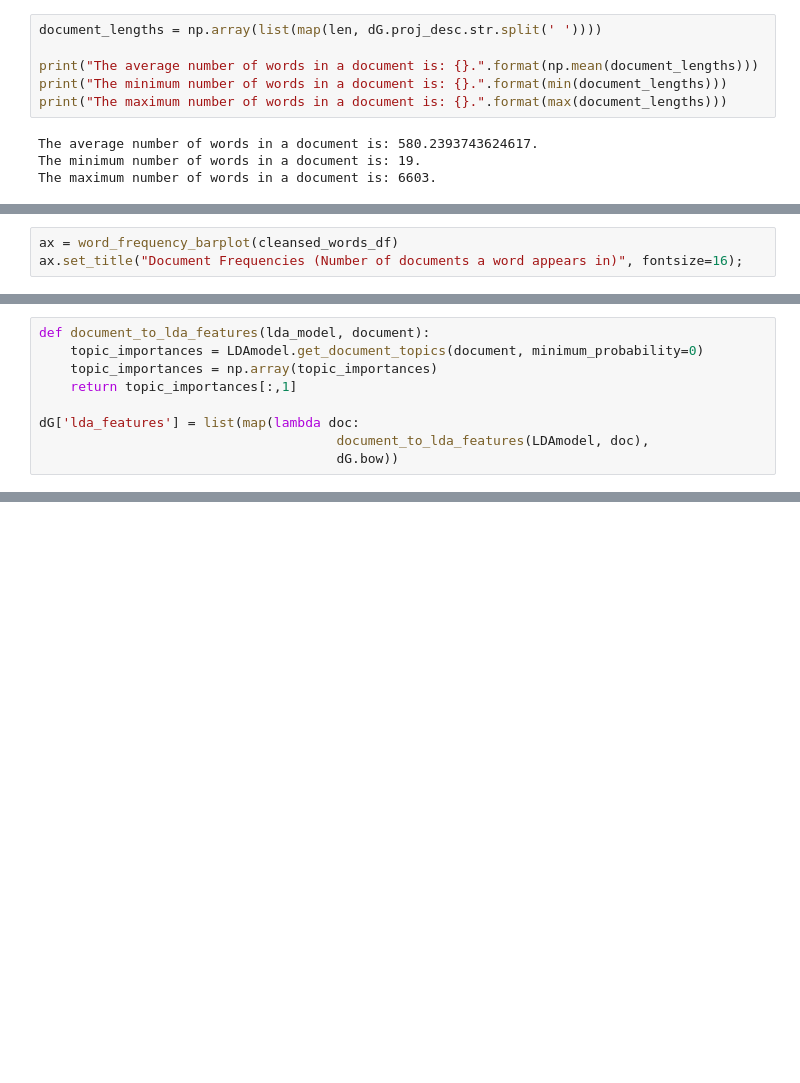
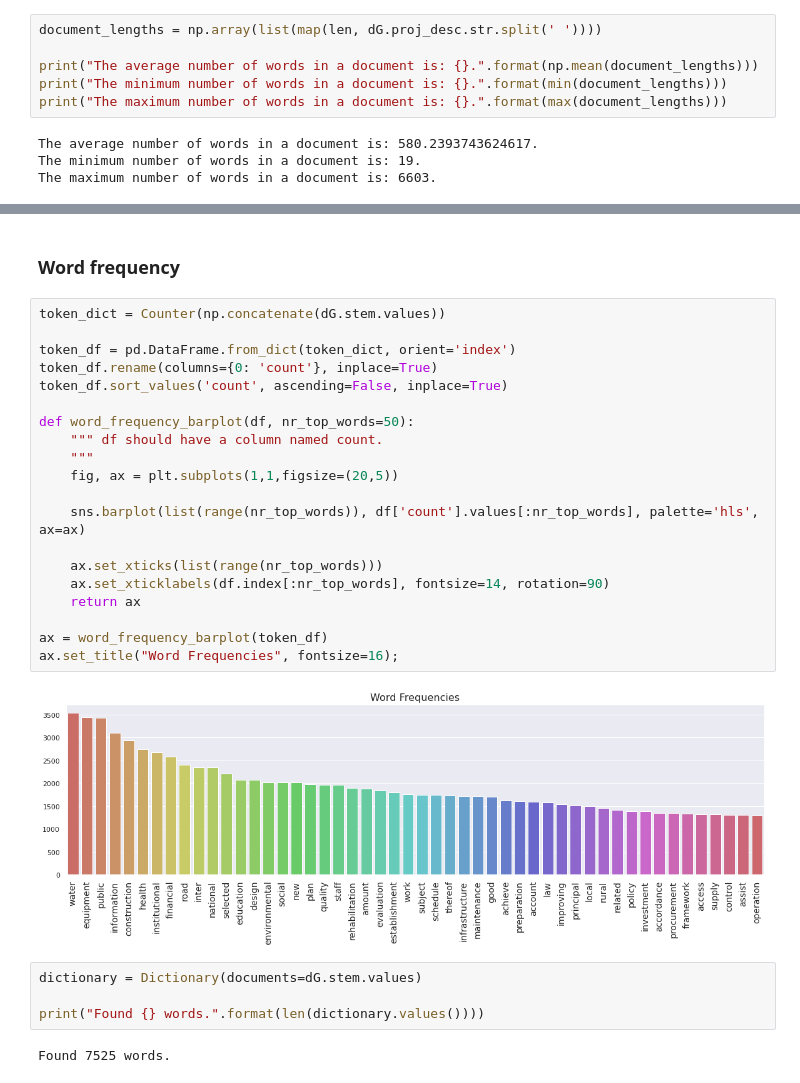
Before and after one commit to DoctorBomb/Qarik-Team-Bear, a Jupyter notebook: Cluster_Data/LDA.ipynb, the cells around one changed output, grey strips where cells are left out. Saved outputs shown, nothing was run; the diff lists cells and outputs as text; blank space fills up the shorter version.

```diff
--- a/Cluster_Data/LDA.ipynb
+++ b/Cluster_Data/LDA.ipynb
@@ -483,3 +160,0 @@ cleansed_words_df.sort_values('count', ascending=False, inplace=True)
-# %%
-ax = word_frequency_barplot(cleansed_words_df)
-ax.set_title("Document Frequencies (Number of documents a word appears in)", fontsize=16);
@@ -522,9 +160,0 @@ Wall time: 21.5 s
-# %%
-def document_to_lda_features(lda_model, document):
-    topic_importances = LDAmodel.get_document_topics(document, minimum_probability=0)
-    topic_importances = np.array(topic_importances)
-    return topic_importances[:,1]
-
-dG['lda_features'] = list(map(lambda doc:
-                                      document_to_lda_features(LDAmodel, doc),
-                                      dG.bow))
@@ -548,0 +206,30 @@ def get_topic_top_words(lda_model, topic_id, nr_top_words=5):
+# %% [markdown]
+### Word frequency
+# %%
+token_dict = Counter(np.concatenate(dG.stem.values))
+
+token_df = pd.DataFrame.from_dict(token_dict, orient='index')
+token_df.rename(columns={0: 'count'}, inplace=True)
+token_df.sort_values('count', ascending=False, inplace=True)
+
+def word_frequency_barplot(df, nr_top_words=50):
+    """ df should have a column named count.
+    """
+    fig, ax = plt.subplots(1,1,figsize=(20,5))
+
+    sns.barplot(list(range(nr_top_words)), df['count'].values[:nr_top_words], palette='hls', ax=ax)
+
+    ax.set_xticks(list(range(nr_top_words)))
+    ax.set_xticklabels(df.index[:nr_top_words], fontsize=14, rotation=90)
+    return ax
+
+ax = word_frequency_barplot(token_df)
+ax.set_title("Word Frequencies", fontsize=16);
+# %% [output]
+[figure, added]
+# %%
+dictionary = Dictionary(documents=dG.stem.values)
+
+print("Found {} words.".format(len(dictionary.values())))
+# %% [output]
+Found 7525 words.
```
Also changed, not shown: parts of 77 cells of this notebook, 1 other file.
